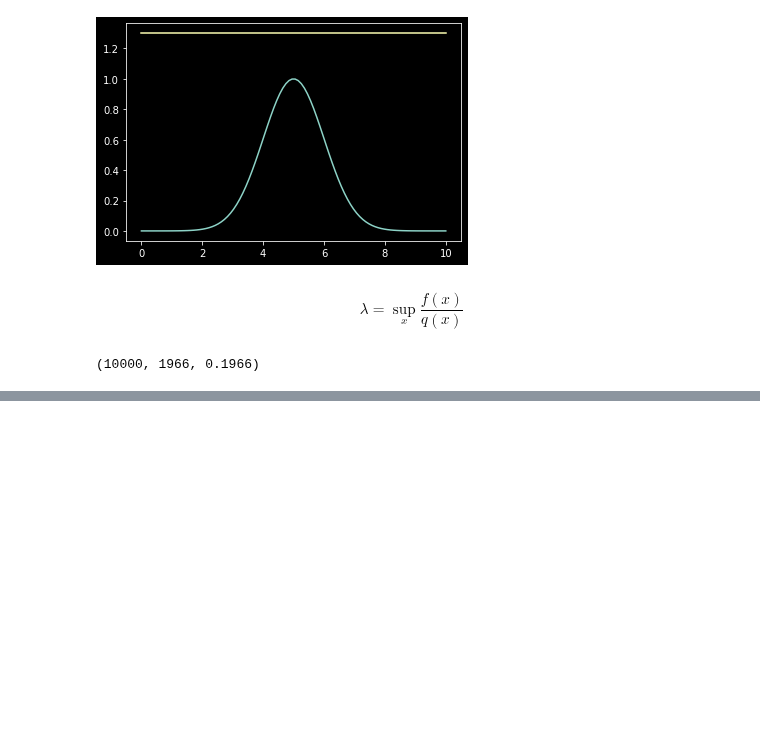
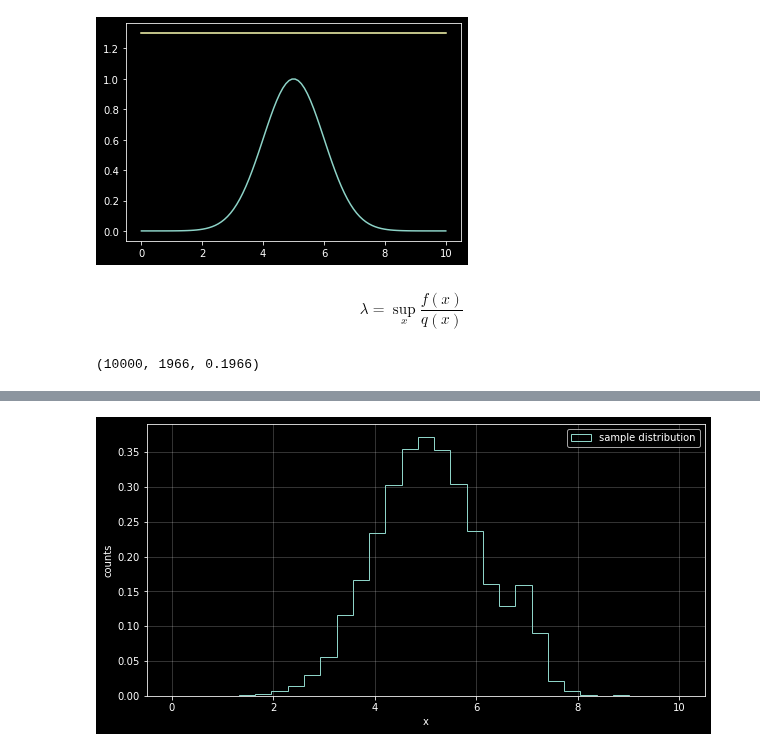
Before and after one commit to jsdiazpo/Bayesian-Digressions, a Jupyter notebook: Rejection-Sampling.ipynb, the cells around one changed output, grey strips where cells are left out. Saved outputs shown, nothing was run; the diff lists cells and outputs as text; code cells hidden in the pictures; blank space fills up the shorter version.

```diff
--- a/Rejection-Sampling.ipynb
+++ b/Rejection-Sampling.ipynb
@@ -54,0 +78,14 @@ ax.grid(lw=1, alpha=0.2, zorder=0)
+# %%
+fig, ax = plt.subplots(figsize=(10, 5), ncols=1)
+xmin, xmax = -0.5, 10.5
+# ymin, ymax = 0, 0.5
+
+# ax.hist(prop_samples, density=0, bins=20, histtype='step', label='q(x)')
+ax.hist(samples_accepted, density=True, bins=25, histtype='step', label='sample distribution')
+ax.legend()
+ax.set(xlabel='x', ylabel='counts', xlim=[xmin,xmax], )#ylim=[ymin,ymax])
+ax.grid(lw=1, alpha=0.2, zorder=0)
+
+# fig.savefig('../plots/pen-draw-distributions-0-4.pdf', bbox_inches='tight')
+# %% [output]
+[figure, added]
```
Also changed, not shown: parts of 3 cells of this notebook.
